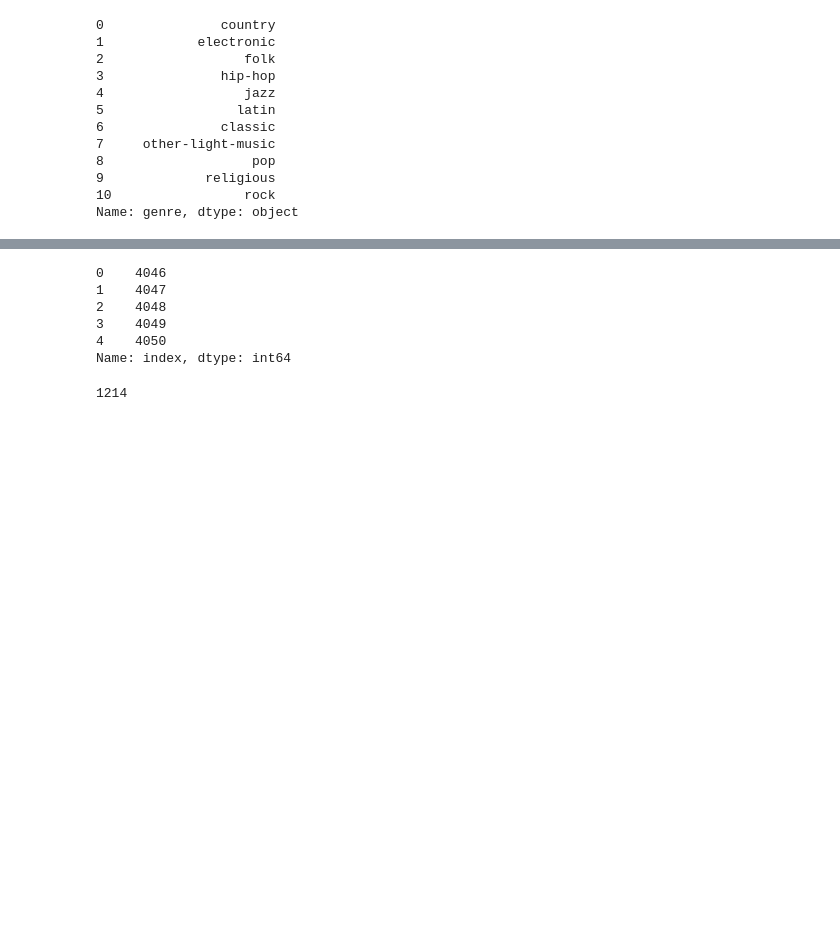
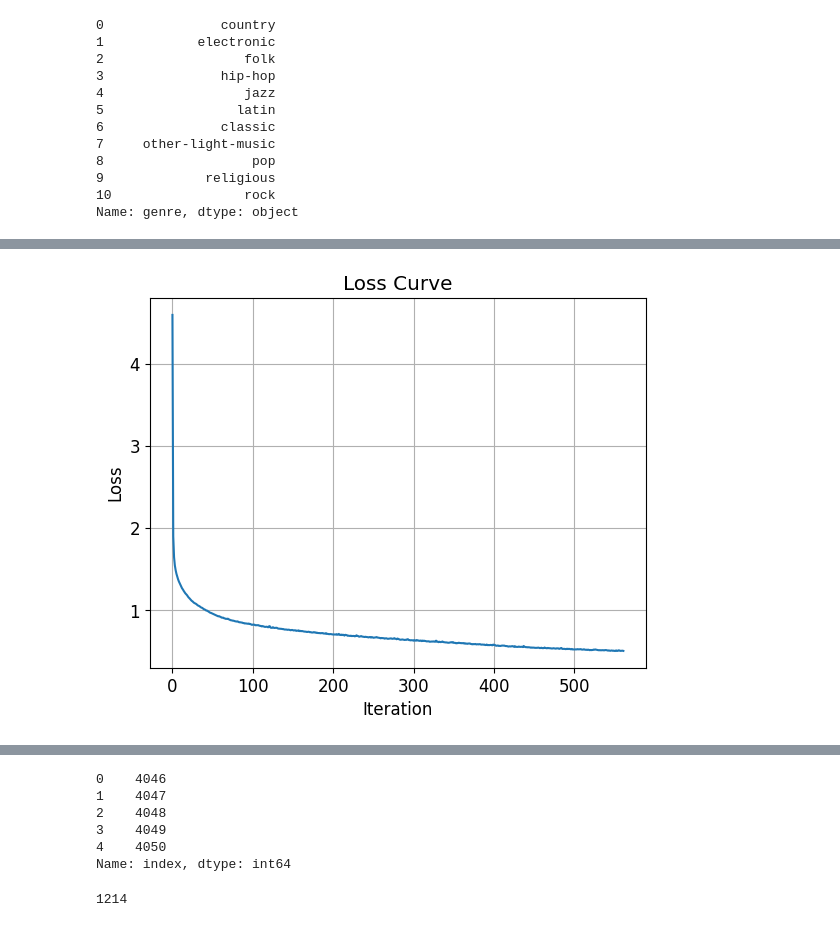
Before and after one commit to ihpolyphe/Kaggle, a Jupyter notebook: 06_classification_music/pretreatment_baseline.ipynb, the cells around one changed output, grey strips where cells are left out. Drawn from its saved outputs; the diff is of its cells as text; code cells hidden in the pictures; blank space fills up the shorter version.

```diff
--- a/06_classification_music/pretreatment_baseline.ipynb
+++ b/06_classification_music/pretreatment_baseline.ipynb
@@ -416,0 +403,18 @@ Requirement already satisfied: MarkupSafe>=0.9.2 in /home/denso/anaconda3/envs/k
+# %%
+# データフレーム同士のカラム名の差分を取得・比較する方法
+# trainにあって、testにないものを表示する
+column_diffs = list(filter(lambda x: x not in test_total.columns, train.columns))
+print(column_diffs)
+# testにあって、trainにないものを表示する
+print(list(filter(lambda x: x not in train.columns,  test_total.columns)))
+
+# testとtrainの系列を合わせる必要があるのでtestに追加する。
+for column_diff in column_diffs:
+    print(column_diff)
+    print(train[column_diff])
+    test_total[column_diff] = 0
+test_total.describe()
+
+# 順番を統一させるためにソートする
+train=train.sort_index(axis=1)
+test_total=test_total.sort_index(axis=1)
@@ -552,0 +747,80 @@ f1_score=0.5815485996705108
+# %%
+from sklearn.neural_network import MLPClassifier
+# SVC
+from sklearn.multiclass import OneVsRestClassifier
+from sklearn.svm import SVC, LinearSVC
+from sklearn import multiclass
+
+clf = MLPClassifier(activation='relu', alpha=0.0001, batch_size='auto', beta_1=0.9,
+       beta_2=0.999, early_stopping=False, epsilon=1e-08,
+       hidden_layer_sizes=(100,), learning_rate='constant',
+       learning_rate_init=0.001, max_iter=10000, momentum=0.9,
+       n_iter_no_change=10, nesterovs_momentum=True, power_t=0.5,
+       random_state=None, shuffle=True, solver='adam', tol=0.0001,
+       validation_fraction=0.1, verbose=False, warm_start=False)
+clf.fit(X_train, y_train)
+
+pred_y = clf.predict(X_valid)
+print(pred_y)
+
+%matplotlib inline
+import matplotlib.pyplot as plt
+plt.title("Loss Curve")
+plt.plot(clf.loss_curve_)
+plt.xlabel("Iteration")
+plt.ylabel("Loss")
+plt.grid()
+plt.show()
+
+# 自信を算出
+print(pd.DataFrame(clf.predict_proba(X_valid)).head())
+# print("pred_y {}".format(pred_y))
+mlp_f1 = f1_score(y_valid, pred_y, average="micro")
+print('MLPClassifier: {:.5f}'.format(mlp_f1))
+
+conf_matrix = confusion_matrix(y_valid, pred_y)
+plt.figure(figsize=(5, 5))
+sns.heatmap(conf_matrix, xticklabels=genre_data["genre"], yticklabels=genre_data["genre"], annot=True, fmt="d");
+plt.title("Confusion matrix pred_y")
+plt.ylabel('True class')
+plt.xlabel('Predicted class')
+# plt.savefig(filename)
+plt.show()
+# https://qiita.com/maskot1977/items/d0253e1eab1ff1315dff
+
+clf = MLPClassifier(activation='logistic', alpha=0.0001, batch_size='auto', beta_1=0.9,
+       beta_2=0.999, early_stopping=False, epsilon=1e-08,
+       hidden_layer_sizes=(100,), learning_rate='constant',
+       learning_rate_init=0.001, max_iter=10000, momentum=0.9,
+       n_iter_no_change=10, nesterovs_momentum=True, power_t=0.5,
+       random_state=None, shuffle=True, solver='adam', tol=0.0001,
+       validation_fraction=0.1, verbose=False, warm_start=False)
+clf.fit(X_train, y_train)
+
+pred_y = clf.predict(X_valid)
+print(pred_y)
+
+%matplotlib inline
+import matplotlib.pyplot as plt
+plt.title("Loss Curve")
+plt.plot(clf.loss_curve_)
+plt.xlabel("Iteration")
+plt.ylabel("Loss")
+plt.grid()
+plt.show()
+
+# 自信を算出
+print(pd.DataFrame(clf.predict_proba(X_valid)).head())
+# print("pred_y {}".format(pred_y))
+mlp_f1 = f1_score(y_valid, pred_y, average="micro")
+print('MLPClassifier: {:.5f}'.format(mlp_f1))
+
+conf_matrix = confusion_matrix(y_valid, pred_y)
+plt.figure(figsize=(5, 5))
+sns.heatmap(conf_matrix, xticklabels=genre_data["genre"], yticklabels=genre_data["genre"], annot=True, fmt="d");
+plt.title("Confusion matrix pred_y")
+plt.ylabel('True class')
+plt.xlabel('Predicted class')
+# plt.savefig(filename)
+plt.show()
+# %% [output]
@@ -552,0 +828 @@ f1_score=0.5815485996705108
+[figure, added]
```
Also changed, not shown: parts of 38 cells of this notebook, 4 other files.
